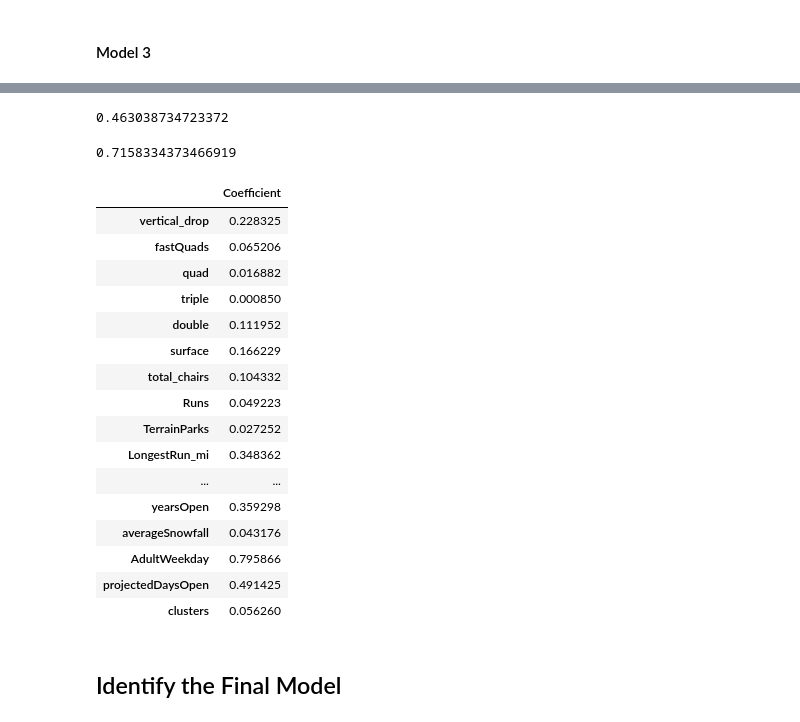
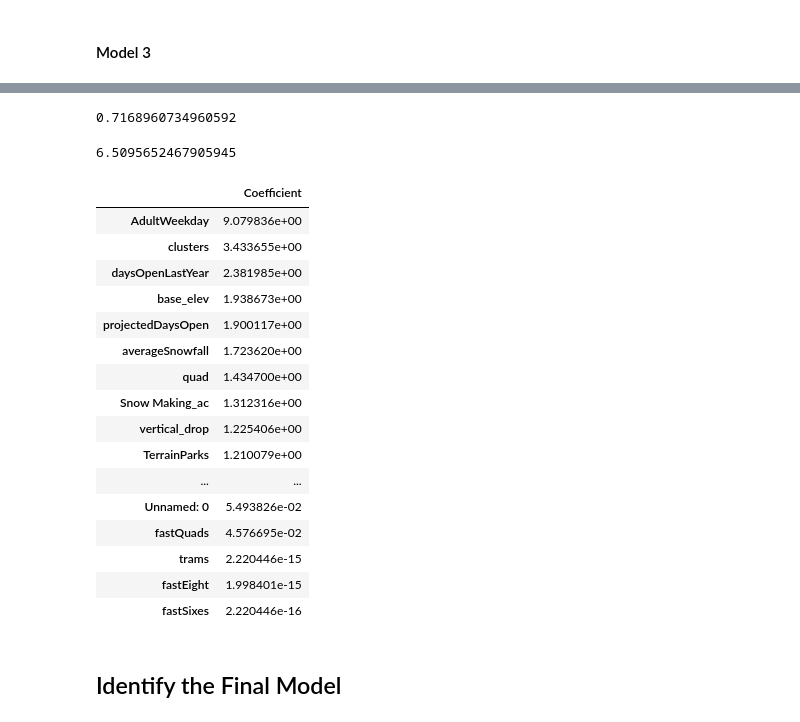
Before and after one commit to umamohantm/Guided-Capstone-, a Jupyter notebook: Notebook_stepfourandfive.ipynb.ipynb, the cells around one changed output, grey strips where cells are left out. Drawn from its saved outputs; the diff is of its cells as text; code cells hidden in the pictures.

```diff
--- a/Notebook_stepfourandfive.ipynb.ipynb
+++ b/Notebook_stepfourandfive.ipynb.ipynb
@@ -43,8 +43,6 @@ from sklearn.cluster import KMeans
 **<font color='teal'>  Load the csv file you created in step 3, remember it should be saved inside your data subfolder and print the first five rows.</font>**
 # %%
 df=pd.read_csv('step3_output.csv')
-# %%
-df=df.drop('Unnamed: 0',1)
 # %%
 df.head()
 # %% [output]
@@ -342,0 +306,10 @@ X_scaled=scaler.transform(X)
+# %%
+X = df.drop(['Name','AdultWeekend','Alaska', 'Arizona', 'California', 'Colorado',
+       'Connecticut', 'Idaho', 'Illinois', 'Indiana', 'Iowa', 'Maine',
+       'Maryland', 'Massachusetts', 'Michigan', 'Minnesota', 'Missouri',
+       'Montana', 'Nevada', 'New Hampshire', 'New Jersey', 'New Mexico',
+       'New York', 'North Carolina', 'Ohio', 'Oregon', 'Pennsylvania',
+       'Rhode Island', 'South Dakota', 'Tennessee', 'Utah', 'Vermont',
+       'Virginia', 'Washington', 'West Virginia', 'Wisconsin', 'Wyoming','summit_elev'], axis=1)
+
+y = df.AdultWeekend
@@ -370,31 +331,32 @@ array([34.53713625, 34.35654881, 34.6400868 , 34.72682892, 35.05313521,
 # %%
 explained_variance_score(y_test,y_pred)
 # %% [output]
-0.463038734723372
+0.7168960734960592
 # %%
 mean_absolute_error(y_test,y_pred)
 # %% [output]
-0.7158334373466919
+6.5095652467905945
 # %%
-pd.DataFrame(abs(lm.coef_), X.columns, columns=['Coefficient'])
+df3 = pd.DataFrame(abs(lm.coef_), X.columns, columns=['Coefficient'])
+df3.sort_values(by='Coefficient',ascending=False)
 # %% [output]
 |  | Coefficient |
-| vertical_drop | 0.228325 |
-| fastQuads | 0.065206 |
-| quad | 0.016882 |
-| triple | 0.000850 |
-| double | 0.111952 |
-| surface | 0.166229 |
-| total_chairs | 0.104332 |
-| Runs | 0.049223 |
-| TerrainParks | 0.027252 |
-| LongestRun_mi | 0.348362 |
+| AdultWeekday | 9.079836e+00 |
+| clusters | 3.433655e+00 |
+| daysOpenLastYear | 2.381985e+00 |
+| base_elev | 1.938673e+00 |
+| projectedDaysOpen | 1.900117e+00 |
+| averageSnowfall | 1.723620e+00 |
+| quad | 1.434700e+00 |
+| Snow Making_ac | 1.312316e+00 |
+| vertical_drop | 1.225406e+00 |
+| TerrainParks | 1.210079e+00 |
 | ... | ... |
-| yearsOpen | 0.359298 |
-| averageSnowfall | 0.043176 |
-| AdultWeekday | 0.795866 |
-| projectedDaysOpen | 0.491425 |
-| clusters | 0.056260 |
+| Unnamed: 0 | 5.493826e-02 |
+| fastQuads | 4.576695e-02 |
+| trams | 2.220446e-15 |
+| fastEight | 1.998401e-15 |
+| fastSixes | 2.220446e-16 |
 # %% [markdown]
 ## Identify the Final Model
 # %% [markdown]
```
Also changed, not shown: parts of 29 cells of this notebook.
